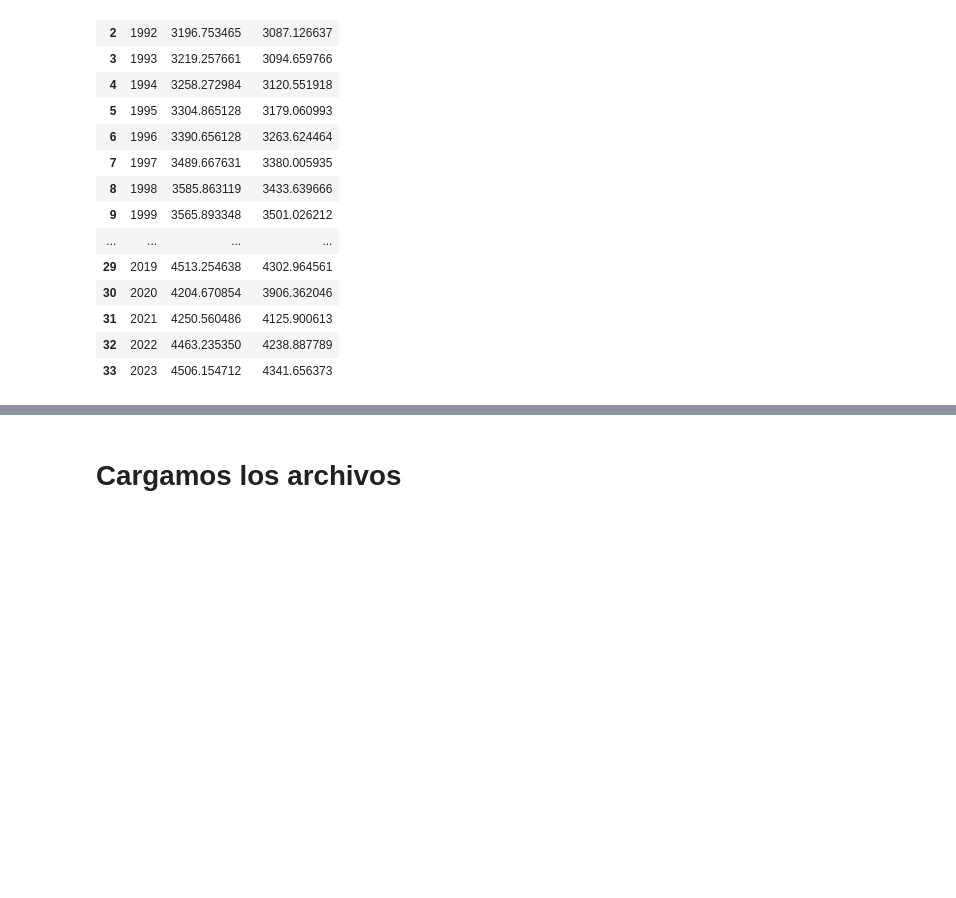
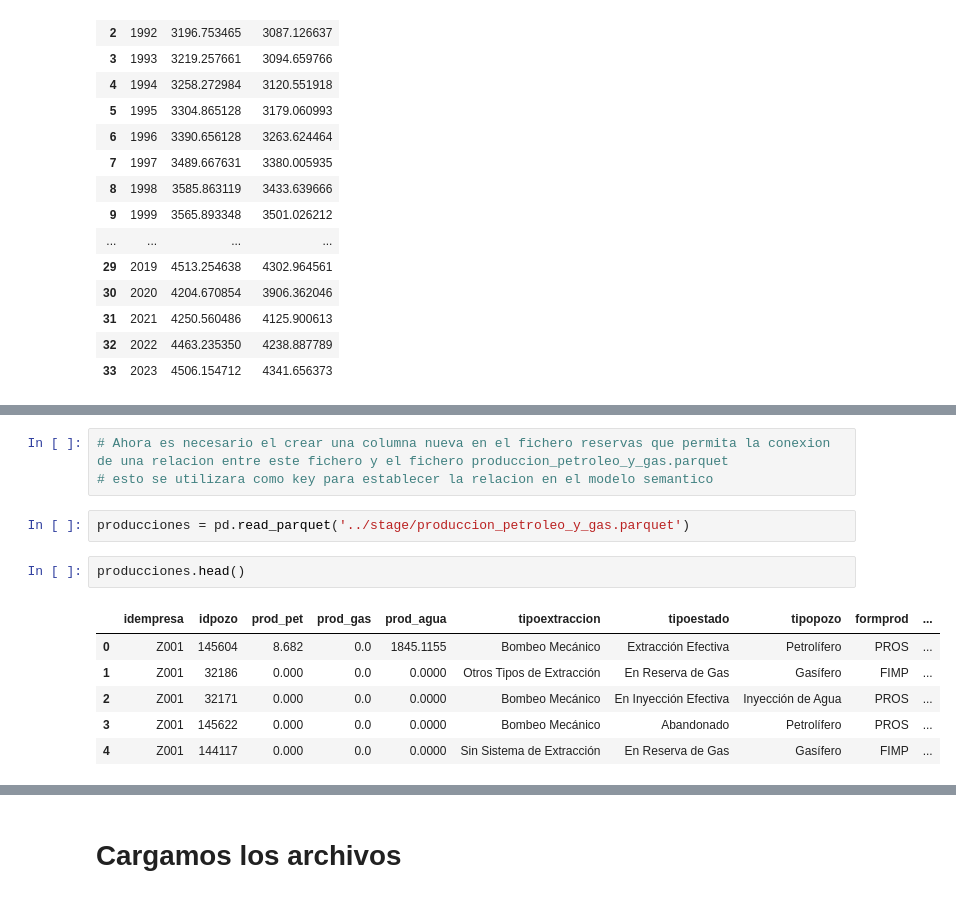
Before and after one commit to No-Country-simulation/c19-108-m-data-bi, a Jupyter notebook: notebooks/ETL.ipynb, the cells around one changed output, grey strips where cells are left out. Drawn from its saved outputs; the diff is of its cells as text; blank space fills up the shorter version.

Commit message:
actualizacion dash, delete bgconsolidado, subo ratios, actualizo ficheros y ETL

```diff
--- a/notebooks/ETL.ipynb
+++ b/notebooks/ETL.ipynb
@@ -1031,0 +1119,14 @@ world_stats
+# %%
+# Ahora es necesario el crear una columna nueva en el fichero reservas que permita la conexion de una relacion entre este fichero y el fichero produccion_petroleo_y_gas.parquet
+# esto se utilizara como key para establecer la relacion en el modelo semantico
+# %%
+producciones = pd.read_parquet('../stage/produccion_petroleo_y_gas.parquet')
+# %%
+producciones.head()
+# %% [output]
+|  | idempresa | idpozo | prod_pet | prod_gas | prod_agua | tipoextraccion | tipoestado | tipopozo | formprod | ... |
+| 0 | Z001 | 145604 | 8.682 | 0.0 | 1845.1155 | Bombeo Mecánico | Extracción Efectiva | Petrolífero | PROS | ... |
+| 1 | Z001 | 32186 | 0.000 | 0.0 | 0.0000 | Otros Tipos de Extracción | En Reserva de Gas | Gasífero | FIMP | ... |
+| 2 | Z001 | 32171 | 0.000 | 0.0 | 0.0000 | Bombeo Mecánico | En Inyección Efectiva | Inyección de Agua | PROS | ... |
+| 3 | Z001 | 145622 | 0.000 | 0.0 | 0.0000 | Bombeo Mecánico | Abandonado | Petrolífero | PROS | ... |
+| 4 | Z001 | 144117 | 0.000 | 0.0 | 0.0000 | Sin Sistema de Extracción | En Reserva de Gas | Gasífero | FIMP | ... |
```
Also changed, not shown: parts of 26 cells of this notebook, 5 other files.
